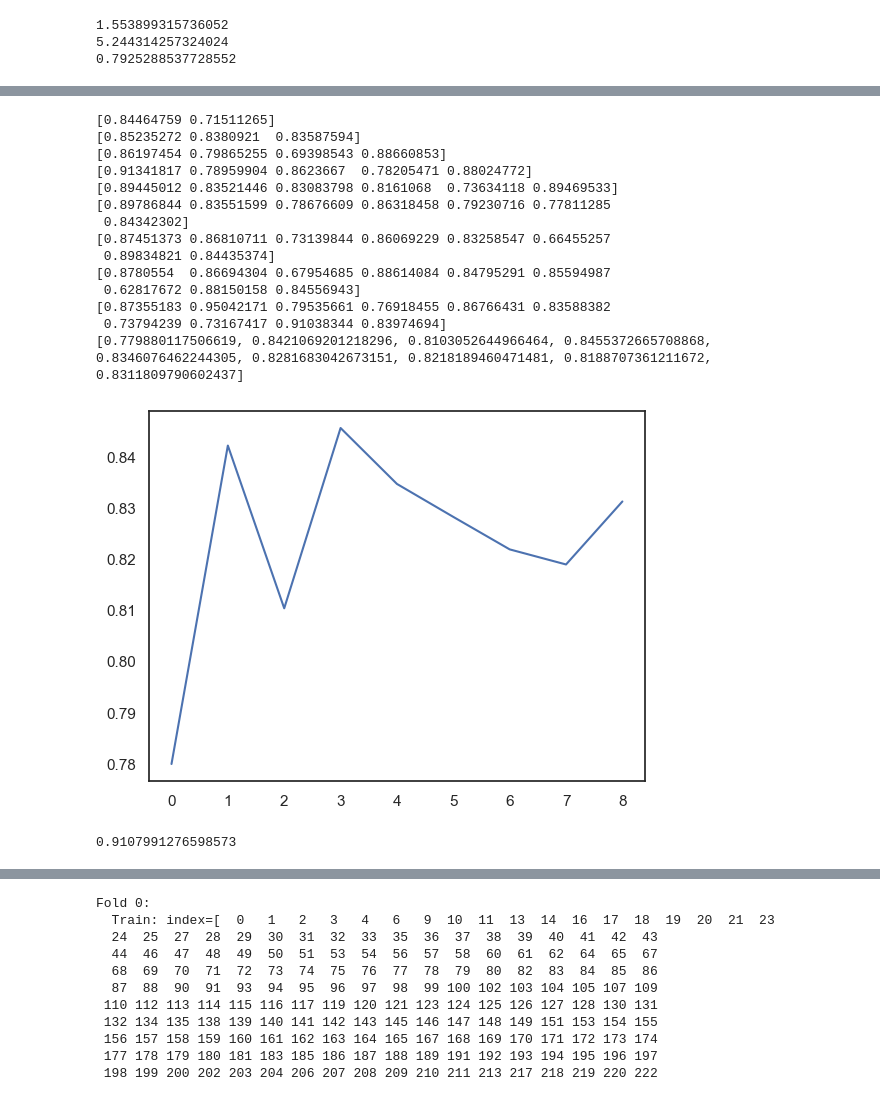
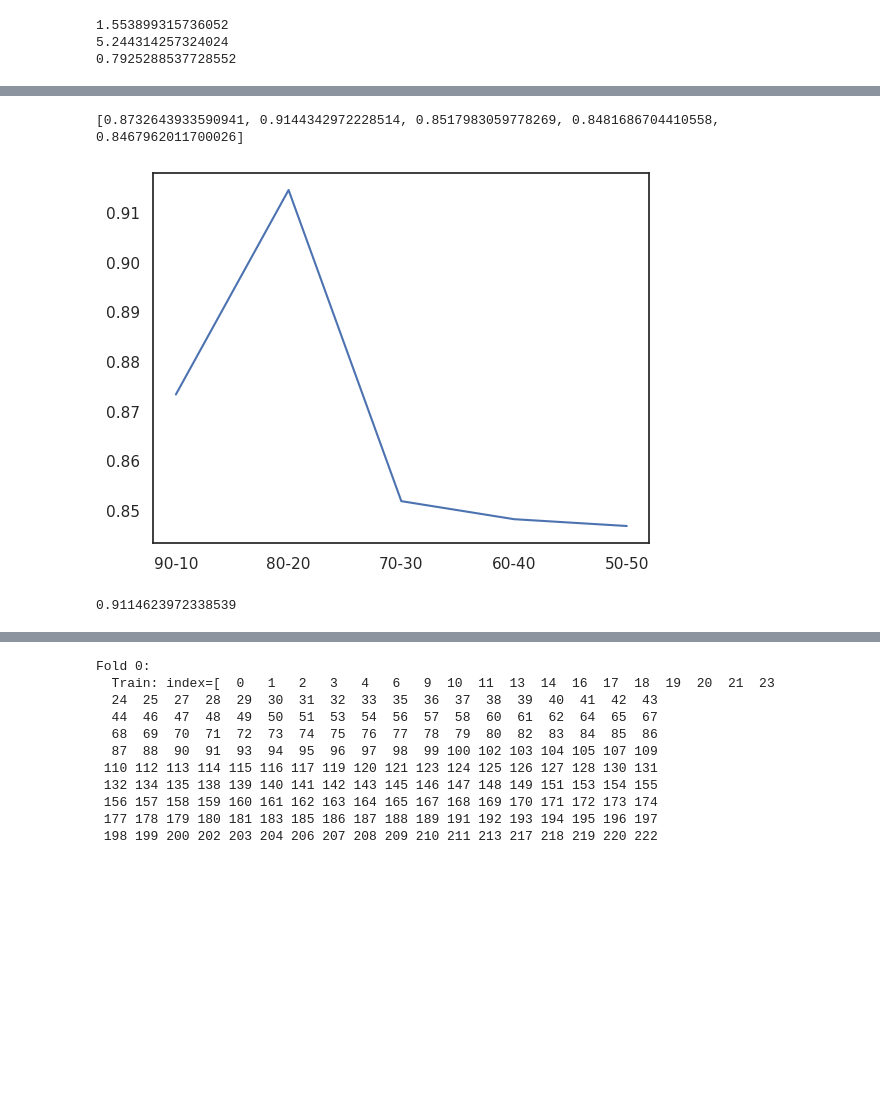
Before and after one commit to Mohammadhoseinajorloo/CarData, a Jupyter notebook: CarData.ipynb, the cells around one changed output, grey strips where cells are left out. Saved outputs shown, nothing was run; the diff lists cells and outputs as text; code cells hidden in the pictures; blank space fills up the shorter version.

```diff
--- a/CarData.ipynb
+++ b/CarData.ipynb
@@ -361,3 +361,7 @@ df_processing
 | 298 | 3.35 | 11.000 | 87934 | 0 | 9 | 2 | 0 | ... |
 | 299 | 11.50 | 12.500 | 9000 | 0 | 1 | 1 | 0 | ... |
 | 300 | 5.30 | 5.900 | 5464 | 0 | 2 | 2 | 0 | ... |
+# %%
+df_oneHotencoding = pd.get_dummies(df, columns=['Fuel_Type', 'Seller_Type', 'Transmission'], drop_first=True)
+df_oneHotencoding = df_oneHotencoding.drop(columns=['Year'])
+df_oneHotencoding
@@ -383,8 +406,8 @@ plt.show()
 # %%
-target = df_processing['Selling_Price']
+target = df_oneHotencoding['Selling_Price']
 scale = MinMaxScaler(feature_range=(0, 1))
-norm1 = scale.fit_transform(df_processing[['Present_Price','Kms_Driven','Owner','Age', 'Fuel_Type_le', 'Seller_Type_le', 'Transmission_le']])
-norm1 = pd.DataFrame(norm1, columns=['Present_Price', 'Kms_Driven', 'Owner', 'Age', 'Fuel_Type_le', 'Seller_Type_le', 'Transmission_le'])
+norm1 = scale.fit_transform(df_oneHotencoding[['Present_Price','Kms_Driven','Owner','Age', 'Fuel_Type_Diesel', 'Fuel_Type_Petrol', 'Seller_Type_Individual', 'Transmission_Manual']])
+norm1 = pd.DataFrame(norm1, columns=['Present_Price','Kms_Driven','Owner','Age', 'Fuel_Type_Diesel', 'Fuel_Type_Petrol', 'Seller_Type_Individual', 'Transmission_Manual'])
 df_final = pd.concat([norm1, target], axis=1)
 df_final
 # %% [output]
@@ -633,58 +676,45 @@ plt.show()
 # %%
 def test_size(df):
     test_list = []
-    X = df[[df.columns[0], df.columns[1], df.columns[2], df.columns[3], df.columns[4], df.columns[5], df.columns[6]]]
-    Y = df.iloc[:, 7].values.reshape(-1, 1)
+    X = df[[df.columns[0], df.columns[1], df.columns[2], df.columns[3], df.columns[4], df.columns[5], df.columns[6], df.columns[7]]]
+    Y = df.iloc[:, 8].values.reshape(-1, 1)
     for test in range(1, 6):
         x_train, x_test, y_train, y_test = train_test_split(X, Y, test_size=(test/10), random_state=0)
         regressor = LinearRegression()
         regressor.fit(x_train, y_train)
         y_pred = regressor.predict(x_test)
         R2_score = metrics.r2_score(y_test, y_pred)
         test_list.append(R2_score)
     print(test_list)
     return test_list
 
 
 def kfold_valedation(df):
     kfold_list = []
-    X = df[[df.columns[0], df.columns[1], df.columns[2], df.columns[3], df.columns[4], df.columns[5], df.columns[6]]]
-    Y = df.iloc[:, 7].values.reshape(-1, 1)
+    X = df[[df.columns[0], df.columns[1], df.columns[2], df.columns[3], df.columns[4], df.columns[5], df.columns[6], df.columns[7]]]
+    Y = df.iloc[:, 8].values.reshape(-1, 1)
     for k in range (2, 11):
         regressor = LinearRegression()
         kfold_validation = KFold (k, shuffle=True, random_state=0)
         result = cross_val_score(regressor, X, Y , cv=kfold_validation)
         print(result)
         mean = np.mean(result)
         kfold_list.append(mean)
     print(kfold_list)
     return kfold_list
 
-plt.plot(kfold_valedation(df_final))
+# plt.plot(kfold_valedation(df_final))
+# plt.show()
+
+plt.plot(test_size(df_final))
+plt.xticks(range(0, 5), ['90-10', '80-20', '70-30', '60-40', '50-50'])
 plt.show()
-
-# plt.plot(test_size(df_final))
-# plt.xticks(range(0, 5), ['90-10', '80-20', '70-30', '60-40', '50-50'])
-# plt.show()
 # %% [output]
-[0.84464759 0.71511265]
-[0.85235272 0.8380921  0.83587594]
-[0.86197454 0.79865255 0.69398543 0.88660853]
-[0.91341817 0.78959904 0.8623667  0.78205471 0.88024772]
-[0.89445012 0.83521446 0.83083798 0.8161068  0.73634118 0.89469533]
-[0.89786844 0.83551599 0.78676609 0.86318458 0.79230716 0.77811285
- 0.84342302]
-[0.87451373 0.86810711 0.73139844 0.86069229 0.83258547 0.66455257
- 0.89834821 0.84435374]
-[0.8780554  0.86694304 0.67954685 0.88614084 0.84795291 0.85594987
- 0.62817672 0.88150158 0.84556943]
-[0.87355183 0.95042171 0.79535661 0.76918455 0.86766431 0.83588382
- 0.73794239 0.73167417 0.91038344 0.83974694]
-[0.779880117506619, 0.8421069201218296, 0.8103052644966464, 0.8455372665708868, 0.8346076462244305, 0.8281683042673151, 0.8218189460471481, 0.8188707361211672, 0.8311809790602437]
+[0.8732643933590941, 0.9144342972228514, 0.8517983059778269, 0.8481686704410558, 0.8467962011700026]
-[figure, old version]
+[figure, new version]
 # %%
-X = df_final[[df_final.columns[0], df_final.columns[2], df_final.columns[3], df_final.columns[4], df_final.columns[5], df_final.columns[6]]]
-Y = df_final.iloc[:, 7].values.reshape(-1, 1)
+X = df_final[[df_final.columns[0], df_final.columns[2], df_final.columns[3], df_final.columns[4], df_final.columns[5], df_final.columns[6], df_final.columns[7]]]
+Y = df_final.iloc[:, 8].values.reshape(-1, 1)
 x_train, x_test, y_train, y_test = train_test_split(X, Y, test_size=.2, random_state=0)
 regressor = LinearRegression()
 regressor.fit(x_train, y_train)
@@ -692,7 +722,7 @@ y_pred = regressor.predict(x_test)
 R2_score = metrics.r2_score(y_test, y_pred)
 R2_score
 # %% [output]
-0.9107991276598573
+0.9114623972338539
 # %%
 print (regressor.intercept_)
 print(regressor.coef_)
```
Also changed, not shown: parts of 33 cells of this notebook, 1 other file.
